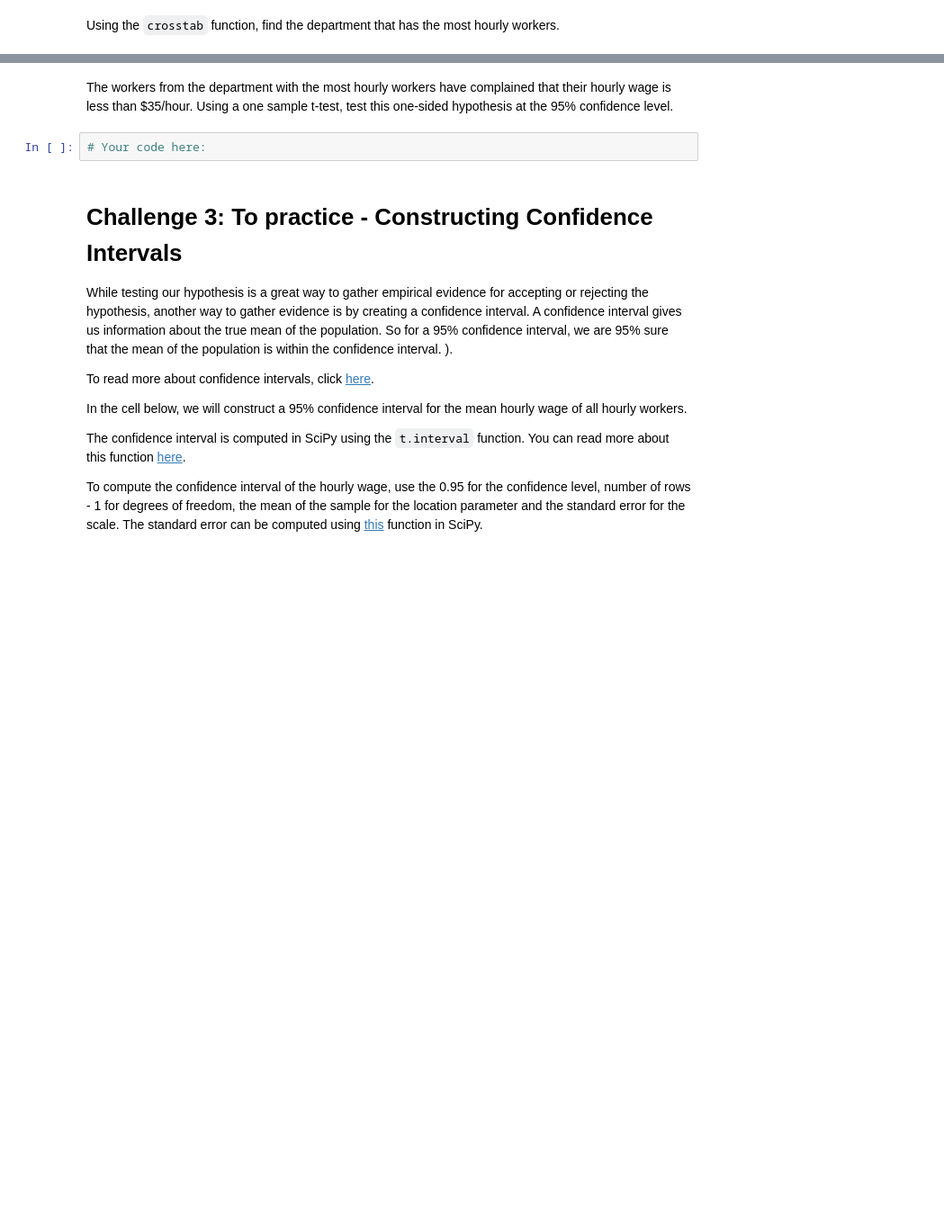
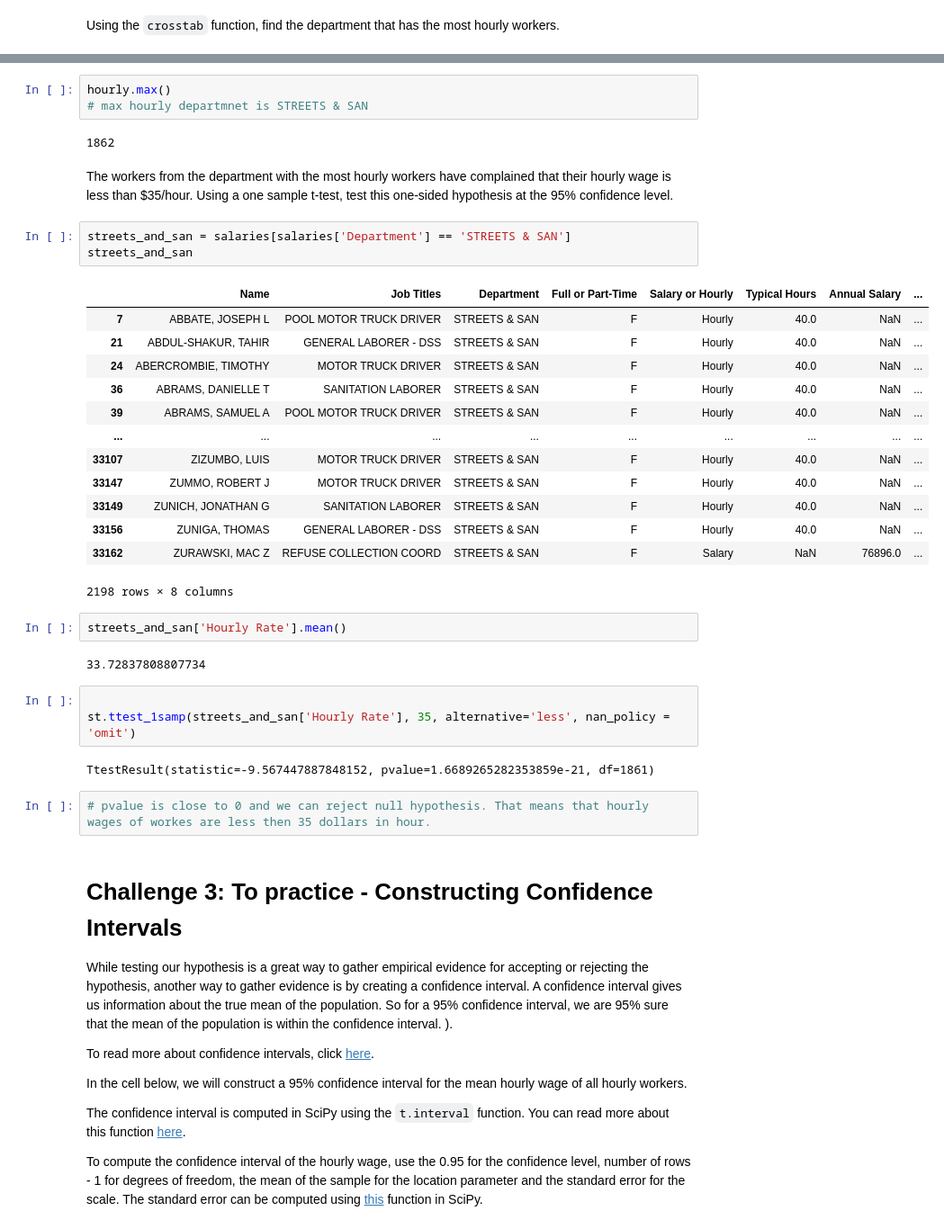
Before and after one commit to Marinasel86/lab-hypothesis-testing-1, a Jupyter notebook: your-code/main.ipynb, the cells around one changed output, grey strips where cells are left out. Shown at 90% size. Saved outputs shown, nothing was run; the diff lists cells and outputs as text; blank space fills up the shorter version.

```diff
--- a/your-code/main.ipynb
+++ b/your-code/main.ipynb
@@ -236,7 +267,38 @@ Using the `crosstab` function, find the department that has the most hourly work
+# %%
+hourly.max()
+# max hourly departmnet is STREETS & SAN
+# %% [output]
+1862
 # %% [markdown]
 The workers from the department with the most hourly workers have complained that their hourly wage is less than $35/hour. Using a one sample t-test, test this one-sided hypothesis at the 95% confidence level.
-# %%
-# Your code here:
+# %%
+streets_and_san = salaries[salaries['Department'] == 'STREETS & SAN']
+streets_and_san
+# %% [output]
+|  | Name | Job Titles | Department | Full or Part-Time | Salary or Hourly | Typical Hours | Annual Salary | ... |
+| 7 | ABBATE, JOSEPH L | POOL MOTOR TRUCK DRIVER | STREETS & SAN | F | Hourly | 40.0 | NaN | ... |
+| 21 | ABDUL-SHAKUR, TAHIR | GENERAL LABORER - DSS | STREETS & SAN | F | Hourly | 40.0 | NaN | ... |
+| 24 | ABERCROMBIE, TIMOTHY | MOTOR TRUCK DRIVER | STREETS & SAN | F | Hourly | 40.0 | NaN | ... |
+| 36 | ABRAMS, DANIELLE T | SANITATION LABORER | STREETS & SAN | F | Hourly | 40.0 | NaN | ... |
+| 39 | ABRAMS, SAMUEL A | POOL MOTOR TRUCK DRIVER | STREETS & SAN | F | Hourly | 40.0 | NaN | ... |
+| ... | ... | ... | ... | ... | ... | ... | ... | ... |
+| 33107 | ZIZUMBO, LUIS | MOTOR TRUCK DRIVER | STREETS & SAN | F | Hourly | 40.0 | NaN | ... |
+| 33147 | ZUMMO, ROBERT J | MOTOR TRUCK DRIVER | STREETS & SAN | F | Hourly | 40.0 | NaN | ... |
+| 33149 | ZUNICH, JONATHAN G | SANITATION LABORER | STREETS & SAN | F | Hourly | 40.0 | NaN | ... |
+| 33156 | ZUNIGA, THOMAS | GENERAL LABORER - DSS | STREETS & SAN | F | Hourly | 40.0 | NaN | ... |
+| 33162 | ZURAWSKI, MAC Z | REFUSE COLLECTION COORD | STREETS & SAN | F | Salary | NaN | 76896.0 | ... |
+2198 rows × 8 columns
+# %%
+streets_and_san['Hourly Rate'].mean()
+# %% [output]
+33.72837808807734
+# %%
+
+st.ttest_1samp(streets_and_san['Hourly Rate'], 35, alternative='less', nan_policy = 'omit')
+# %% [output]
+TtestResult(statistic=-9.567447887848152, pvalue=1.6689265282353859e-21, df=1861)
+# %%
+# pvalue is close to 0 and we can reject null hypothesis. That means that hourly wages of workes are less then 35 dollars in hour.
 # %% [markdown]
 # Challenge 3: To practice - Constructing Confidence Intervals
 
```
Also changed, not shown: parts of 22 cells of this notebook.
